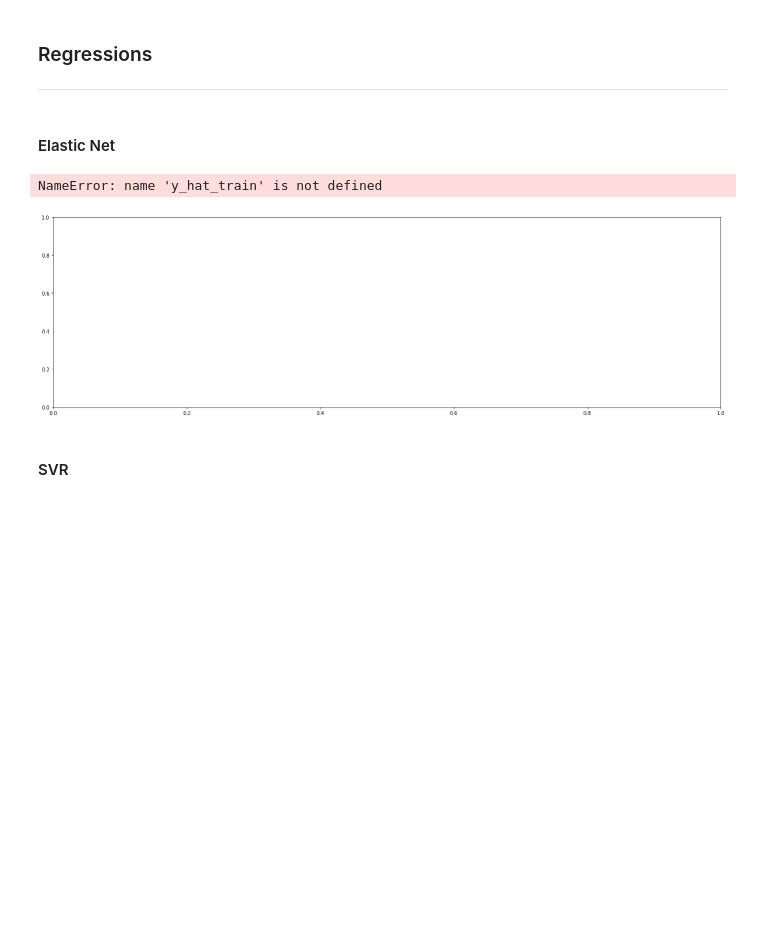
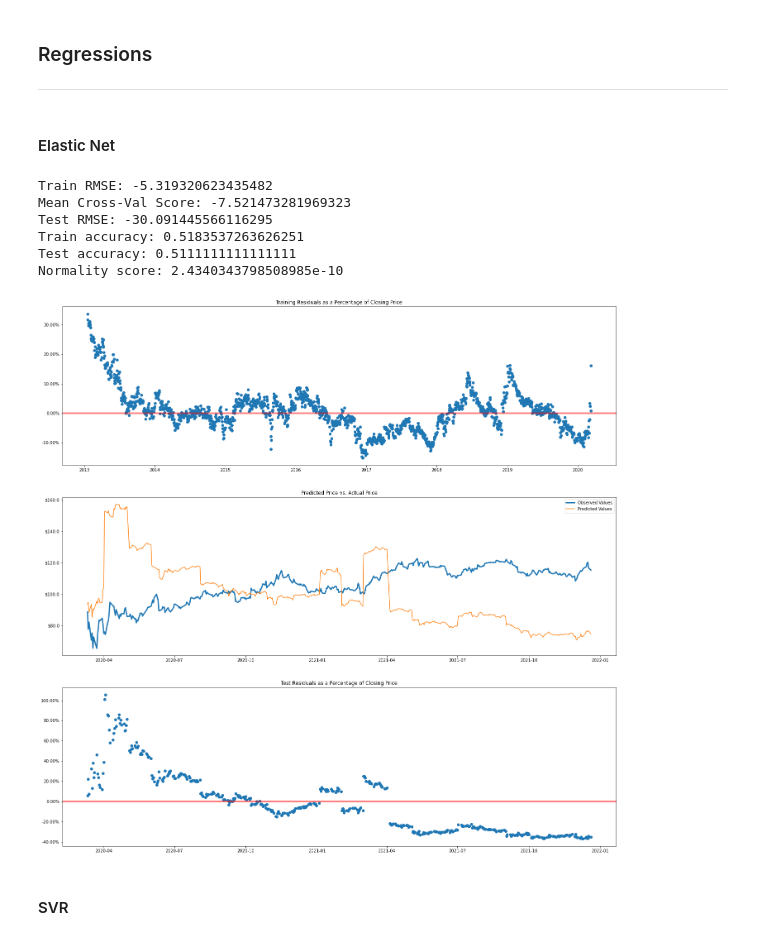
Before and after one commit to tjbray20/Market_Machine_Learning, a Jupyter notebook: MainNotebook.ipynb, the cells around one changed output. Drawn from its saved outputs; the diff is of its cells as text; code cells hidden in the pictures; blank space fills up the shorter version.

Commit message:
Regression Residual Plots

```diff
--- a/MainNotebook.ipynb
+++ b/MainNotebook.ipynb
@@ -459,15 +461,41 @@ baseline_results.sort_values('baseline', ascending = False).head()
 | 69 | NTRR | 0.657778 |
 | 78 | RIBT | 0.613333 |
 | 50 | HPQ | 0.577778 |
+# %%
+def model_plot(y_train, y_test, y_hat_train, y_hat_test):
+
+    fig, ax = plt.subplots(3, figsize = (24,24))
+    ax0_x = y_train.index
+    ax0_y = (y_hat_train - y_train)/y_train
+    ax[0].scatter(ax0_x,ax0_y)
+    ax[0].yaxis.set_major_formatter('{x:1,.2%}')
+    ax[0].axhline(y=0, alpha = .5, color = 'red', linewidth = 4.0)
+    ax[0].set_title('Training Residuals as a Percentage of Closing Price')
+
+    ax1_x = y_test.index
+    ax1_y1 = y_test
+    ax1_y2 = y_hat_test
+    ax[1].plot(ax1_x, ax1_y1, linewidth = 3)
+    ax[1].plot(ax1_x, ax1_y2)
+    ax[1].set_title('Predicted Price vs. Actual Price')
+    ax[1].yaxis.set_major_formatter('${x}')
+    ax[1].legend(['Observed Values', 'Predicted Values'])
+
+    ax2_x = y_test.index
+    ax2_y = (y_hat_test - y_test)/y_test
+    ax[2].scatter(ax2_x,ax2_y)
+    ax[2].yaxis.set_major_formatter('{x:1,.2%}')
+    ax[2].axhline(y=0, alpha = .5, color = 'red', linewidth = 4.0)
+    ax[2].set_title('Test Residuals as a Percentage of Closing Price')
 # %% [markdown]
 ### Regressions
 ***
 # %% [markdown]
 #### Elastic Net
 # %%
-FDX = pd.read_csv('FormattedData/FDX_formatted.csv', index_col = 0)
+DTE = pd.read_csv('FormattedData/DTE_formatted.csv', index_col = 0)
 
-X_train, X_test, y_train, y_test = preprocess_data(FDX)
+X_train, X_test, y_train, y_test = preprocess_data(DTE)
 # %%
 def EN_test(X_train, X_test, y_train, y_test, cv=5):
 
@@ -500,7 +528,7 @@ def EN_test(X_train, X_test, y_train, y_test, cv=5):
     print(f'Test RMSE: {test_score}')
 
     # Create a DataFrame that has the predictions for the given days of the train set.
-    preds_train = pd.concat([y_train, pd.DataFrame(y_hat_train, columns = ['predictions'], index = y_train.index), FDX.day_direction], axis = 1)
+    preds_train = pd.concat([y_train, pd.DataFrame(y_hat_train, columns = ['predictions'], index = y_train.index), DTE.day_direction], axis = 1)
     preds_train.dropna(inplace = True)
 
     # Compare the direction of the predicted value with what actually happened on the given day.
@@ -509,7 +537,7 @@ def EN_test(X_train, X_test, y_train, y_test, cv=5):
     train_accuracy = preds_train['correct'].value_counts(normalize = True)
 
     # Create a DataFrame that has the predictions for the given days of the test set.
-    preds_test = pd.concat([y_test, pd.DataFrame(y_hat_test, columns = ['predictions'], index = y_test.index), FDX.day_direction], axis = 1)
+    preds_test = pd.concat([y_test, pd.DataFrame(y_hat_test, columns = ['predictions'], index = y_test.index), DTE.day_direction], axis = 1)
     preds_test.dropna(inplace = True)
 
     # Compare the direction of the predicted value with what actually happend on the given day.
@@ -525,14 +553,6 @@ def EN_test(X_train, X_test, y_train, y_test, cv=5):
 
     results = ['Elastic Net', train_score, cv_results, test_score, train_accuracy[1], test_accuracy[1], normality_score]
 
+    model_plot(y_train, y_test, y_hat_train, y_hat_test)
+
     return results
-# %%
-fig, ax = plt.subplots(figsize = (24,7))
-plot_x = y_train.index
-plot_y = (y_hat_train - y_train)/y_train
-plt.scatter(plot_x,plot_y)
-ax.yaxis.set_major_formatter('{x:1,.2%}')
-plt.axhline(y=0, alpha = .5, color = 'red', linewidth = 4.0);
-# %% [output]
-NameError: name 'y_hat_train' is not defined
-[figure, removed]
@@ -556,3 +559,13 @@ ax.yaxis.set_major_formatter('${x:1,.2f}');
+# %%
+DTE_results = EN_test(X_train, X_test, y_train, y_test)
+# %% [output]
+Train RMSE: -5.319320623435482
+Mean Cross-Val Score: -7.521473281969323
+Test RMSE: -30.091445566116295
+Train accuracy: 0.5183537263626251
+Test accuracy: 0.5111111111111111
+Normality score: 2.4340343798508985e-10
+[figure, added]
 # %% [markdown]
 #### SVR
 # %%
```
Also changed, not shown: parts of 21 cells of this notebook, 2 other files.
